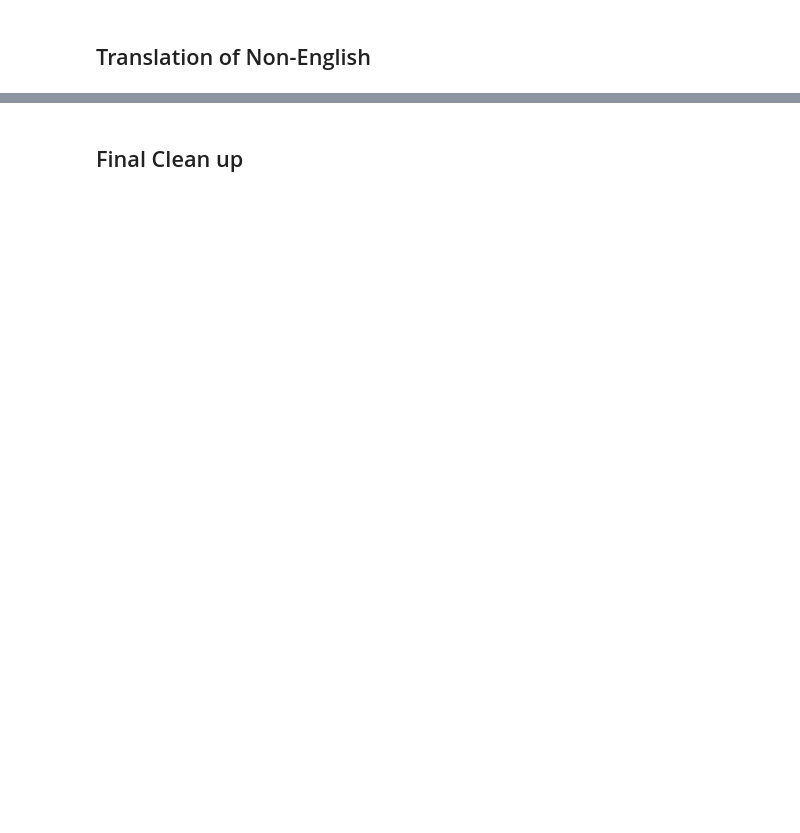
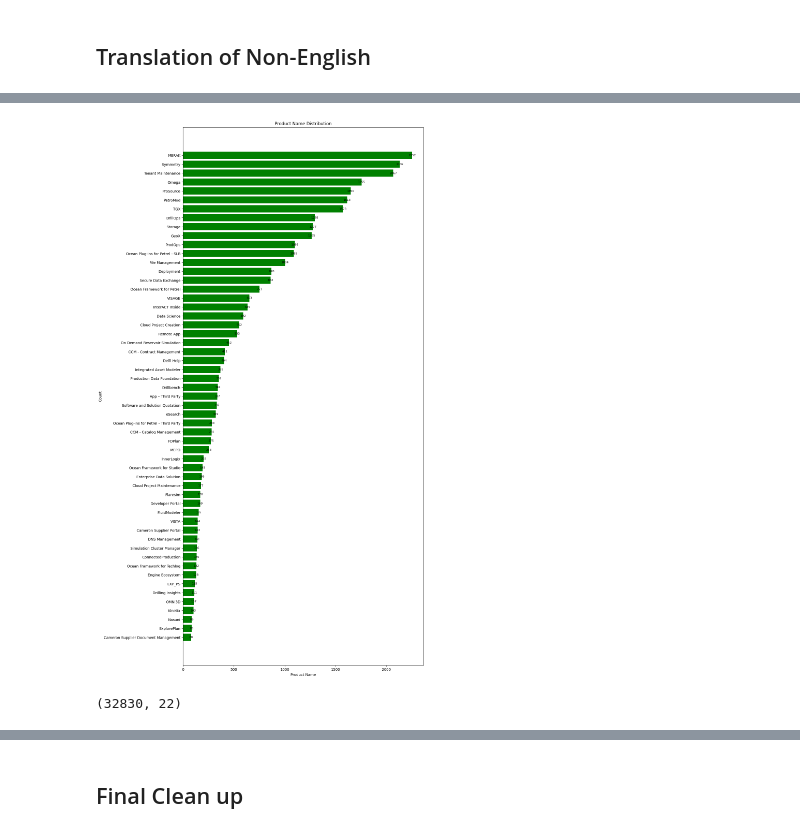
Before and after one commit to HelloSunPKU2023/SMAX, a Jupyter notebook: notebooks/Workflow.ipynb, the cells around one changed output, grey strips where cells are left out. Cells and saved outputs as stored; diff of their text form; code cells hidden in the pictures; blank space fills up the shorter version.

```diff
--- a/notebooks/Workflow.ipynb
+++ b/notebooks/Workflow.ipynb
@@ -496,0 +328,15 @@ df_translated.to_excel(excel_file, index=False)  # Set index to False if you don
+# %%
+product_counts = df_argumented['Product Name'].value_counts()
+top = 2400
+# get the product names which have counts between top and bottom
+product_minority_2400 = product_counts.index[product_counts < top]
+
+mask_minority_2400 = df_argumented['Product Name'].isin(product_minority_2400)
+df_minority_2400 = df_argumented[mask_minority_2400].copy()
+hist_by_labels(df_minority_2400, 'Product Name', log=False, horizontal=False)
+# %% [output]
+[figure, added]
+# %%
+df_minority_2400.shape
+# %% [output]
+(32830, 22)
```
Also changed, not shown: parts of 36 cells of this notebook, 9 other files.
